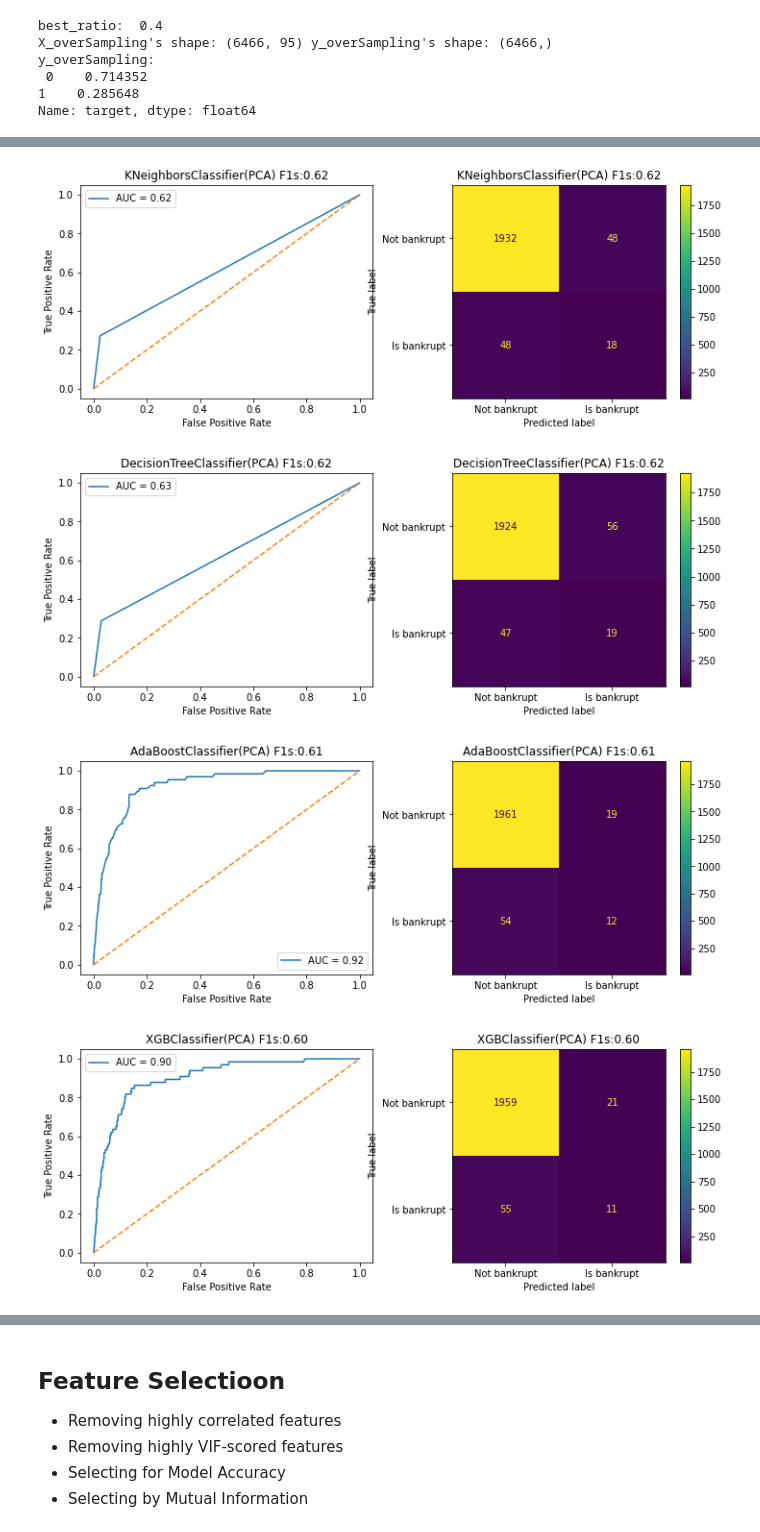
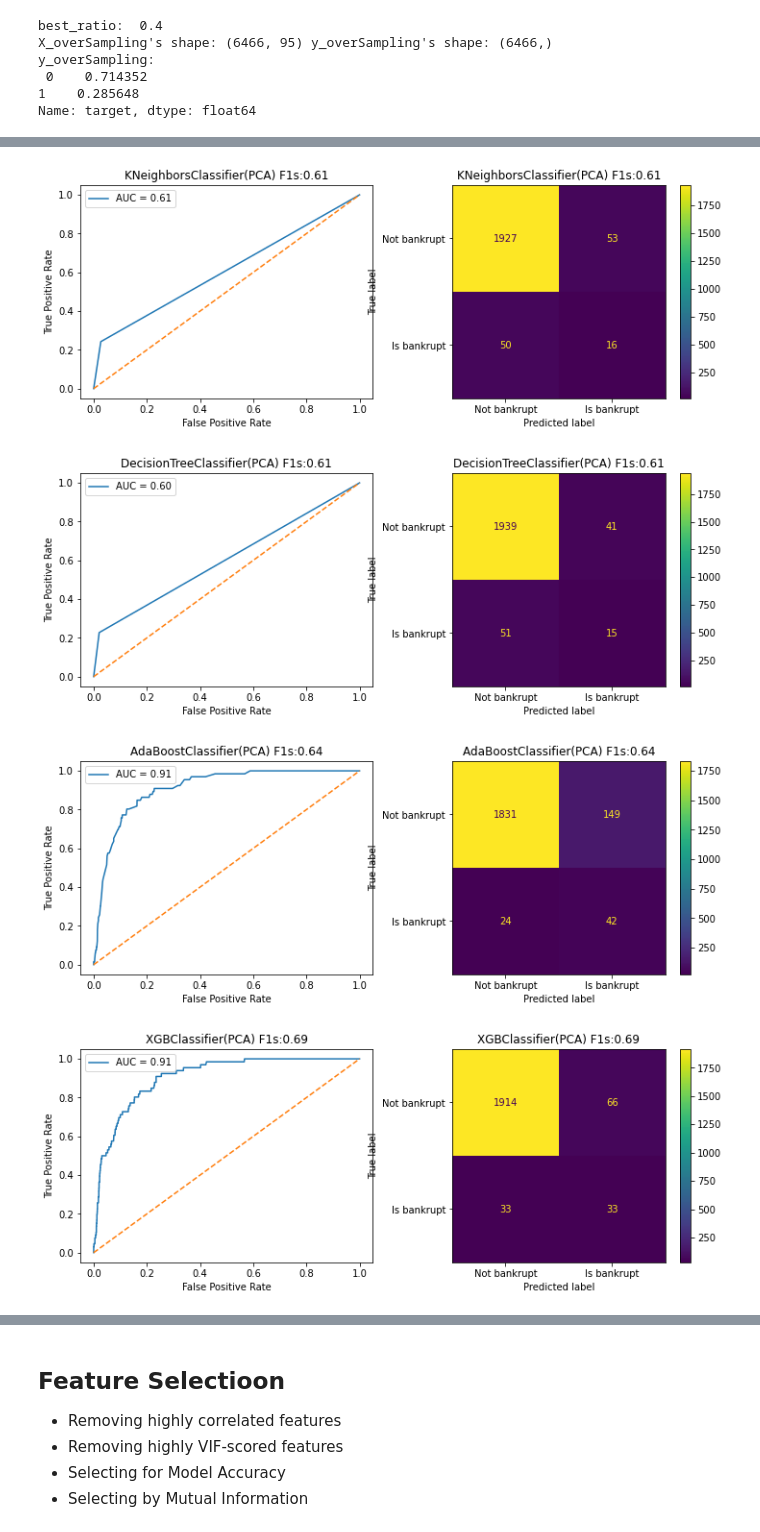
Before and after one commit to gg41825/ml-group-project, a Jupyter notebook: Bankruptcy_Jan20_final.ipynb, the cells around one changed output, grey strips where cells are left out. Cells and saved outputs as stored; diff of their text form; code cells hidden in the pictures.

```diff
--- a/Bankruptcy_Jan20_final.ipynb
+++ b/Bankruptcy_Jan20_final.ipynb
@@ -506,11 +505,11 @@ pipe_pca = Pipeline([
                 ('reducer', PCA(n_components=2))
                 ])
 # use fit_transform on our standardized training features
-X_train_PCA = pipe_pca.fit_transform(X_train)
+X_train_PCA = pipe_pca.fit_transform(X_resample)
 
 # use transform on our standardized test features
 X_test_PCA = pipe_pca.transform(X_test)
 # %%
-testModels(X_train_PCA, y_train, X_test_PCA, y_test, C_PCA, True)
+testModels(X_train_PCA, y_resample, X_test_PCA, y_test, C_PCA, True)
 # %% [output]
 RandomForestClassifier: train accurancy- 1.00 and test accruancy- 0.96
@@ -525,4 +524,4 @@ LGBMClassifier: train accurancy- 0.99 and test accruancy- 0.96
-[figure, old version]
+[figure, new version]
-[figure, old version]
+[figure, new version]
-[figure, old version]
+[figure, new version]
-[figure, old version]
+[figure, new version]
```
Also changed, not shown: parts of 37 cells of this notebook.
